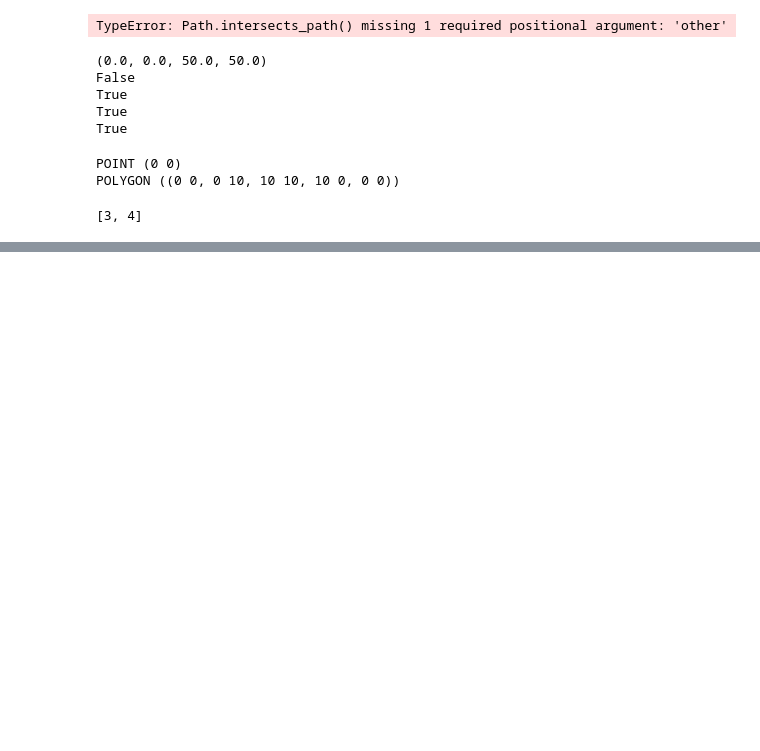
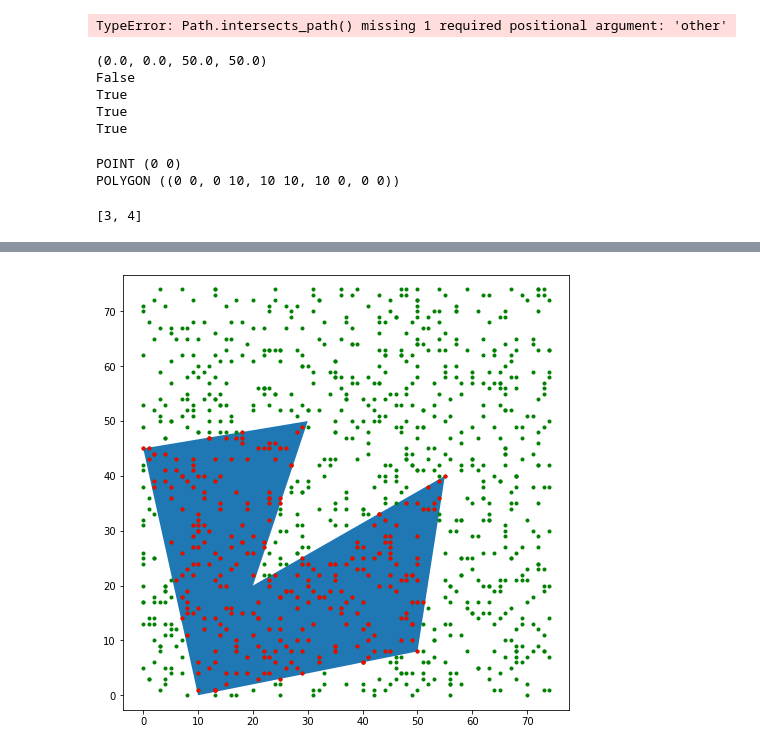
Before and after one commit to michaschultz/mobileSector, a Jupyter notebook: msdata/rtree_test.ipynb, the cells around one changed output, grey strips where cells are left out. Cells and saved outputs as stored; diff of their text form; code cells hidden in the pictures; blank space fills up the shorter version.

```diff
--- a/msdata/rtree_test.ipynb
+++ b/msdata/rtree_test.ipynb
@@ -131,0 +169,15 @@ array([545440, 425011, 528405, ..., 631843, 436503, 942410], dtype=int64)
+# %%
+plt.figure(figsize=(8, 8))
+plt.xlim(15,25)
+plt.xlim(20,40)
+plt.axis('equal')
+plt.plot(x_,y_, "g.", linestyle ='')
+plt.plot(pp[::2],pp[1::2], "r.", linestyle ='')
+plt.fill(x,y)
+
+
+
+
+plt.show()
+# %% [output]
+[figure, added]
```
Also changed, not shown: parts of 1 cell of this notebook.
